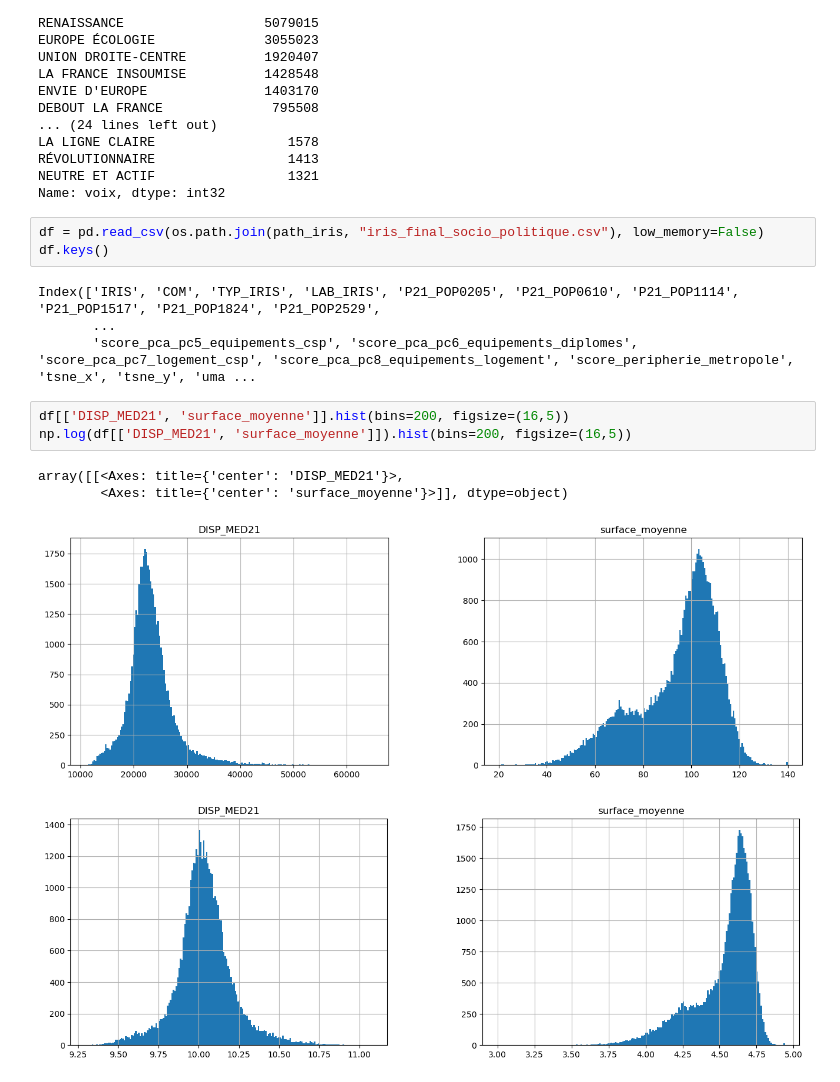
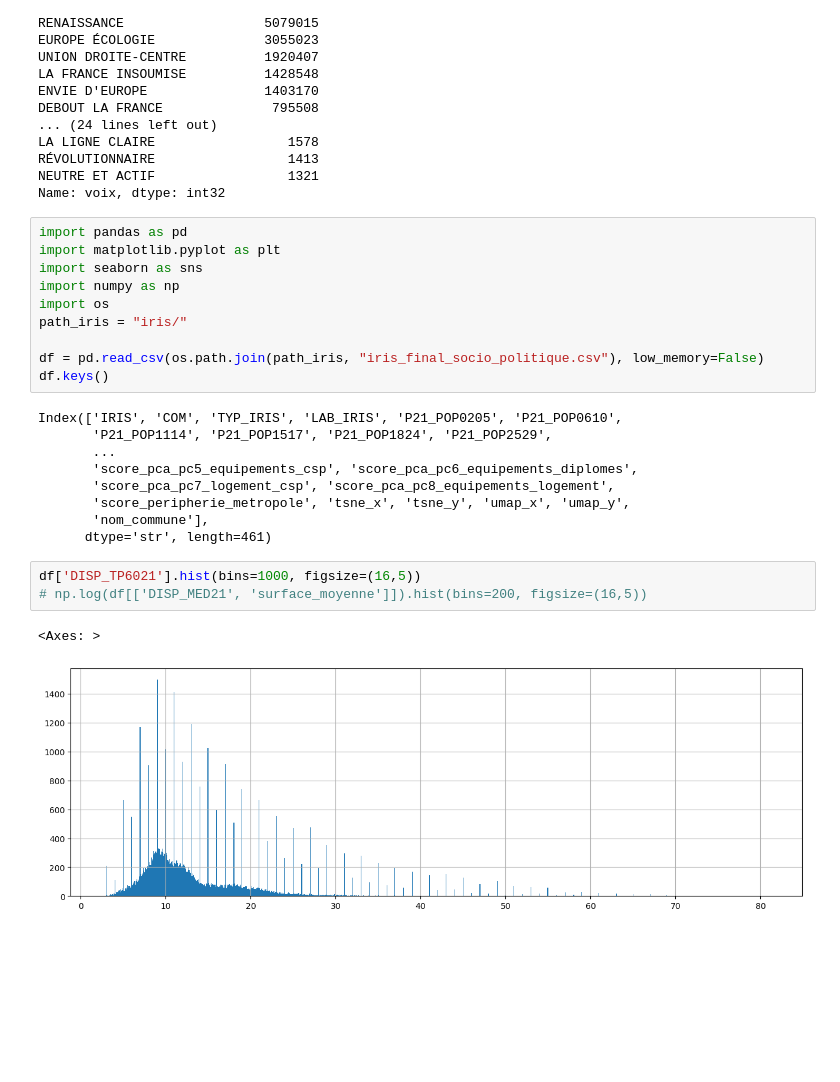
Before and after one commit to vadimbec/polipy, a Jupyter notebook: eda_iris.ipynb, the cells around one changed output. Cells and saved outputs as stored; diff of their text form; blank space fills up the shorter version.

```diff
--- a/eda_iris.ipynb
+++ b/eda_iris.ipynb
@@ -1050,17 +1050,27 @@ RÉVOLUTIONNAIRE                 1413
 NEUTRE ET ACTIF                 1321
 Name: voix, dtype: int32
 # %%
+import pandas as pd
+import matplotlib.pyplot as plt
+import seaborn as sns
+import numpy as np
+import os
+path_iris = "iris/"
+
 df = pd.read_csv(os.path.join(path_iris, "iris_final_socio_politique.csv"), low_memory=False)
 df.keys()
 # %% [output]
-Index(['IRIS', 'COM', 'TYP_IRIS', 'LAB_IRIS', 'P21_POP0205', 'P21_POP0610', 'P21_POP1114', 'P21_POP1517', 'P21_POP1824', 'P21_POP2529',
+Index(['IRIS', 'COM', 'TYP_IRIS', 'LAB_IRIS', 'P21_POP0205', 'P21_POP0610',
+       'P21_POP1114', 'P21_POP1517', 'P21_POP1824', 'P21_POP2529',
        ...
-       'score_pca_pc5_equipements_csp', 'score_pca_pc6_equipements_diplomes', 'score_pca_pc7_logement_csp', 'score_pca_pc8_equipements_logement', 'score_peripherie_metropole', 'tsne_x', 'tsne_y', 'uma ...
+       'score_pca_pc5_equipements_csp', 'score_pca_pc6_equipements_diplomes',
+       'score_pca_pc7_logement_csp', 'score_pca_pc8_equipements_logement',
+       'score_peripherie_metropole', 'tsne_x', 'tsne_y', 'umap_x', 'umap_y',
+       'nom_commune'],
+      dtype='str', length=461)
 # %%
-df[['DISP_MED21', 'surface_moyenne']].hist(bins=200, figsize=(16,5))
-np.log(df[['DISP_MED21', 'surface_moyenne']]).hist(bins=200, figsize=(16,5))
+df['DISP_TP6021'].hist(bins=1000, figsize=(16,5))
+# np.log(df[['DISP_MED21', 'surface_moyenne']]).hist(bins=200, figsize=(16,5))
 # %% [output]
-array([[<Axes: title={'center': 'DISP_MED21'}>,
-        <Axes: title={'center': 'surface_moyenne'}>]], dtype=object)
+<Axes: >
-[figure, old version]
+[figure, new version]
-[figure, removed]
```
